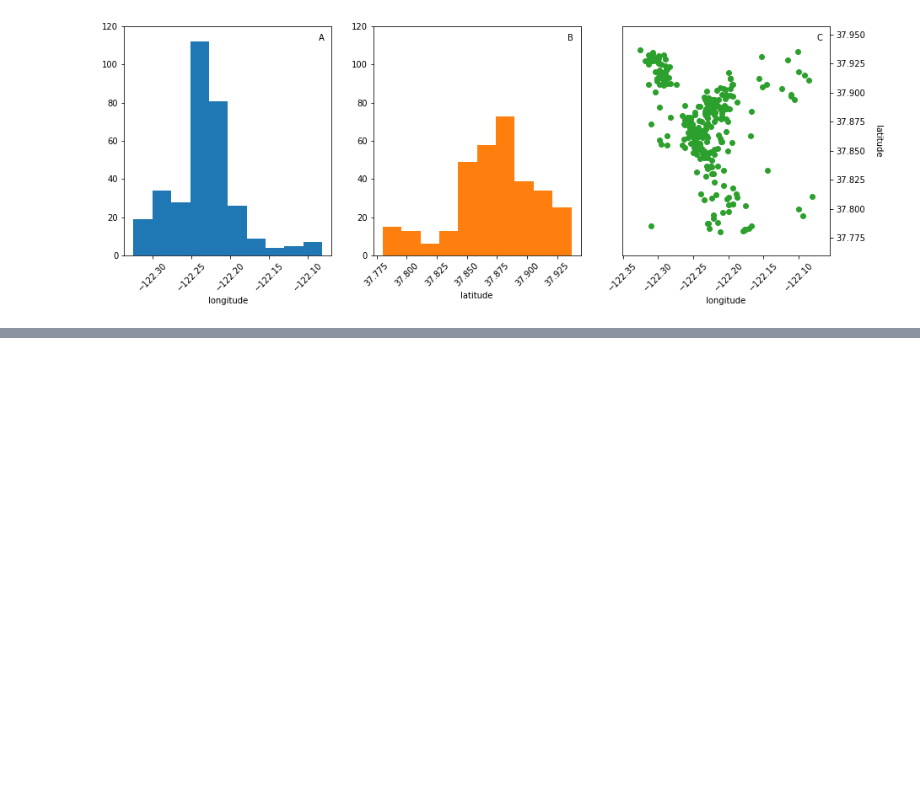
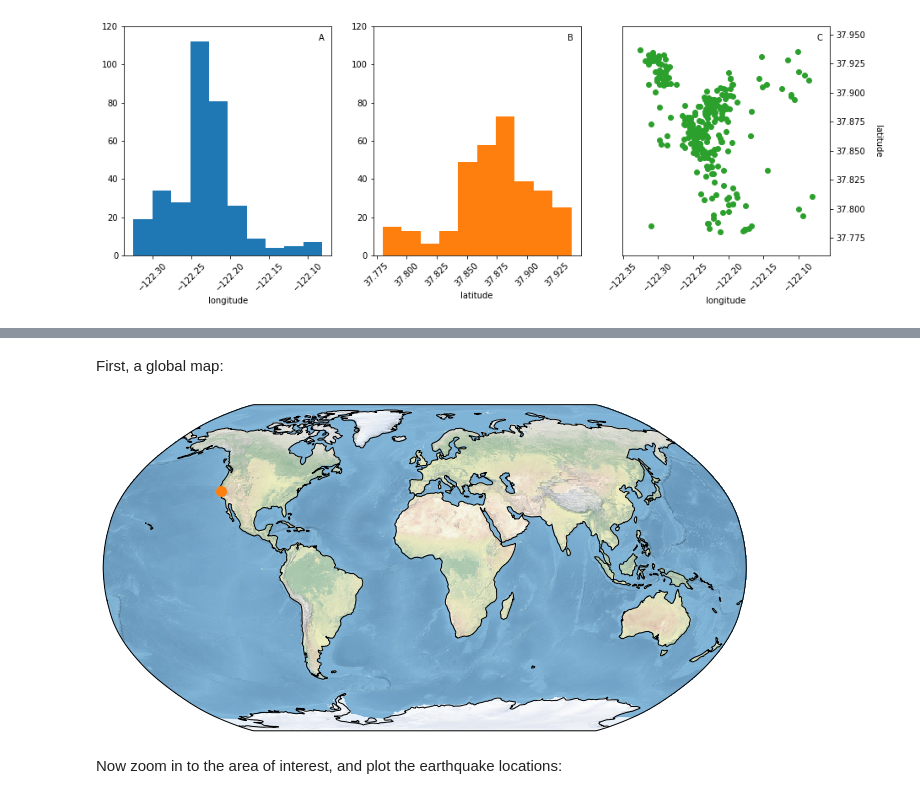
Before and after one commit to yuempark/EPS-research-workflows-jupyter, a Jupyter notebook: Berkeley-Hills-earthquakes.ipynb, the cells around one changed output, grey strips where cells are left out. Saved outputs shown, nothing was run; the diff lists cells and outputs as text; code cells hidden in the pictures; blank space fills up the shorter version.

```diff
--- a/Berkeley-Hills-earthquakes.ipynb
+++ b/Berkeley-Hills-earthquakes.ipynb
@@ -290,0 +294,23 @@ Isn't that a map?
+# %% [markdown]
+First, a global map:
+# %%
+# set up the figure handle
+fig = plt.figure(figsize=(15,6))
+
+# add a Robinson projection axis to the figure
+ax = plt.subplot(1,1,1, projection=ccrs.Robinson())
+
+# draw the stock image
+ax.stock_img()
+
+# draw the coastlines
+ax.coastlines()
+
+# plot a point where Berkeley is
+ax.scatter([-122.2730], [37.8715], s=100, c='C1', transform=ccrs.PlateCarree(), zorder=100)
+
+plt.show()
+# %% [output]
+[figure, added]
+# %% [markdown]
+Now zoom in to the area of interest, and plot the earthquake locations:
```
Also changed, not shown: parts of 19 cells of this notebook.
